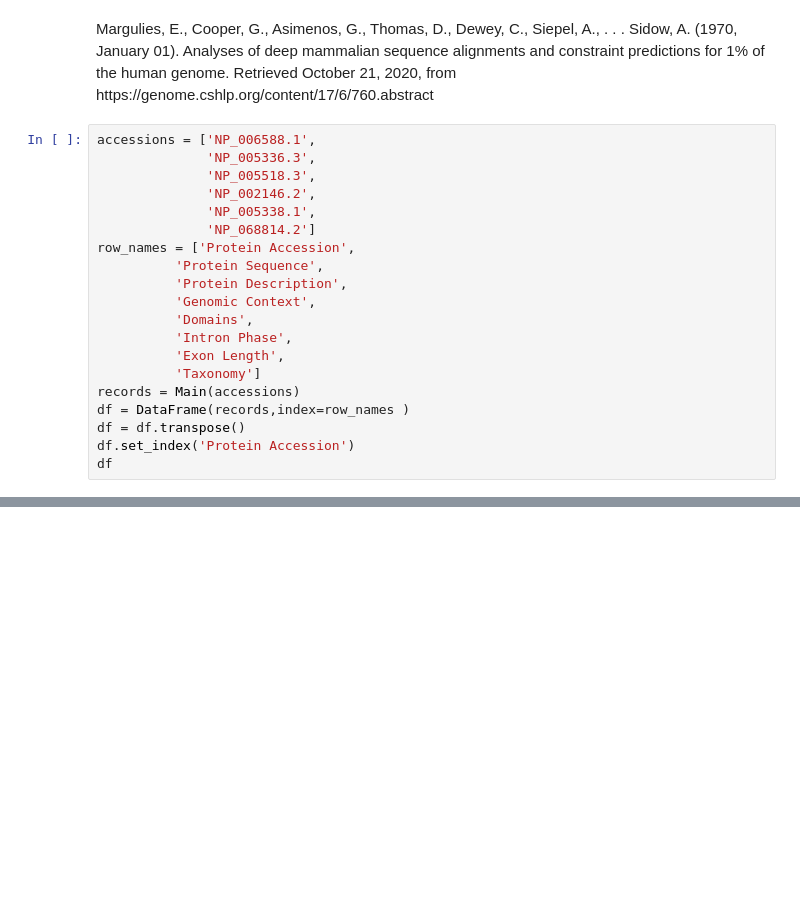
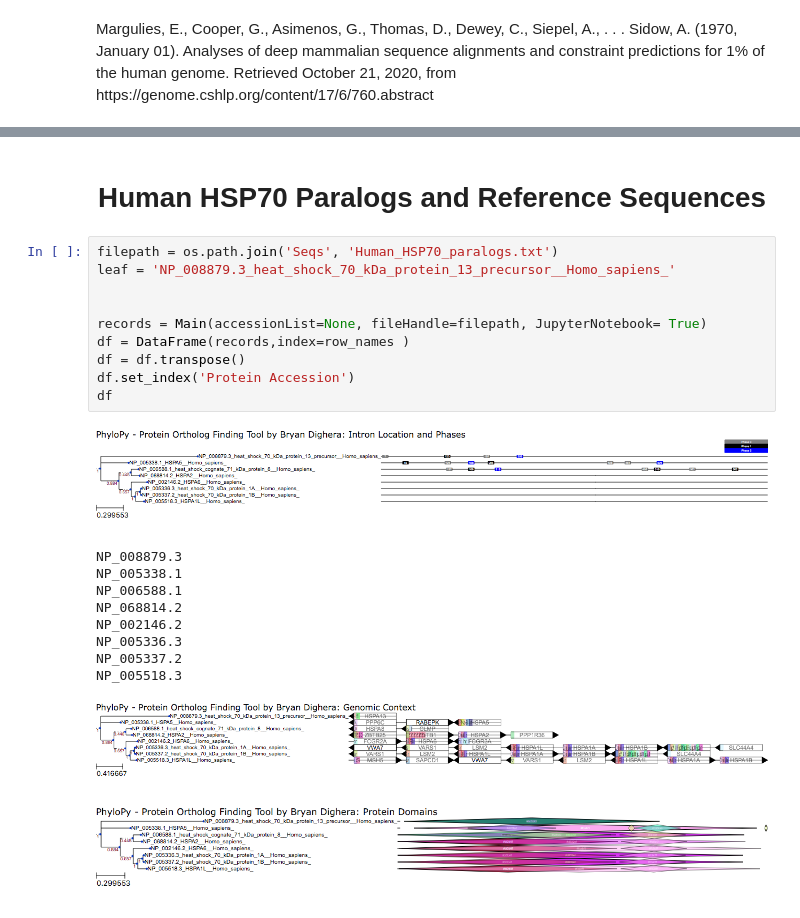
Before and after one commit to bdighera/PhyloPy, a Jupyter notebook: Visualization Notebook.ipynb, the cells around one changed output, grey strips where cells are left out. Cells and saved outputs as stored; diff of their text form; blank space fills up the shorter version.

Commit message:
New switches to make JupyterNotebook more customizable - including switches to show leaf accessions and descriptions

```diff
--- a/Visualization Notebook.ipynb
+++ b/Visualization Notebook.ipynb
@@ -26,23 +37,3 @@ HTML('<style>{}</style>'.format(CSS))
 [figure]
 # %% [markdown]
 <p>Margulies, E., Cooper, G., Asimenos, G., Thomas, D., Dewey, C., Siepel, A., . . . Sidow, A. (1970, January 01). Analyses of deep mammalian sequence alignments and constraint predictions for 1% of the human genome. Retrieved October 21, 2020, from https://genome.cshlp.org/content/17/6/760.abstract</p>
-# %%
-accessions = ['NP_006588.1',
-              'NP_005336.3',
-              'NP_005518.3',
-              'NP_002146.2',
-              'NP_005338.1',
-              'NP_068814.2']
-row_names = ['Protein Accession',
-          'Protein Sequence',
-          'Protein Description',
-          'Genomic Context',
-          'Domains',
-          'Intron Phase',
-          'Exon Length',
-          'Taxonomy']
-records = Main(accessions)
-df = DataFrame(records,index=row_names )
-df = df.transpose()
-df.set_index('Protein Accession')
-df
@@ -66,0 +40,24 @@ ROOTED TREE HAS BEEN CONSTRUCTED...
+# %% [markdown]
+<h1><center>Human HSP70 Paralogs and Reference Sequences <center></h1>
+# %%
+filepath = os.path.join('Seqs', 'Human_HSP70_paralogs.txt')
+leaf = 'NP_008879.3_heat_shock_70_kDa_protein_13_precursor__Homo_sapiens_'
+
+
+records = Main(accessionList=None, fileHandle=filepath, JupyterNotebook= True)
+df = DataFrame(records,index=row_names )
+df = df.transpose()
+df.set_index('Protein Accession')
+df
+# %% [output]
+[figure, added]
+NP_008879.3
+NP_005338.1
+NP_006588.1
+NP_068814.2
+NP_002146.2
+NP_005336.3
+NP_005337.2
+NP_005518.3
+[figure, added]
+[figure, added]
```
Also changed, not shown: parts of 14 cells of this notebook, 4 other files.
